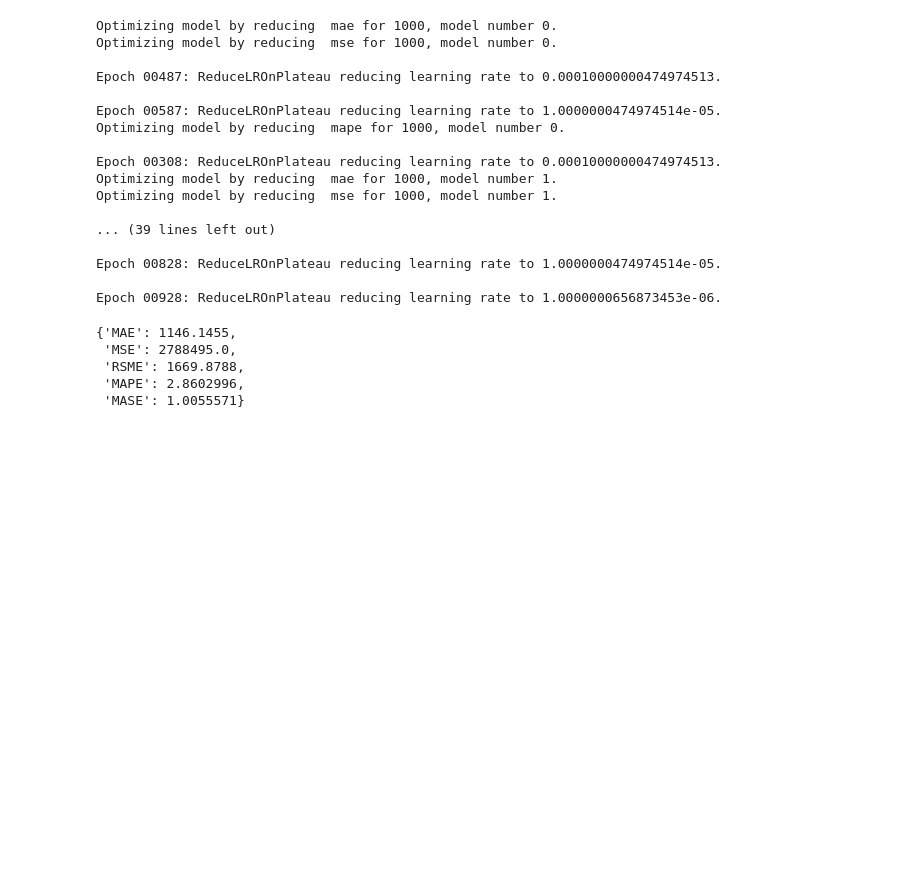
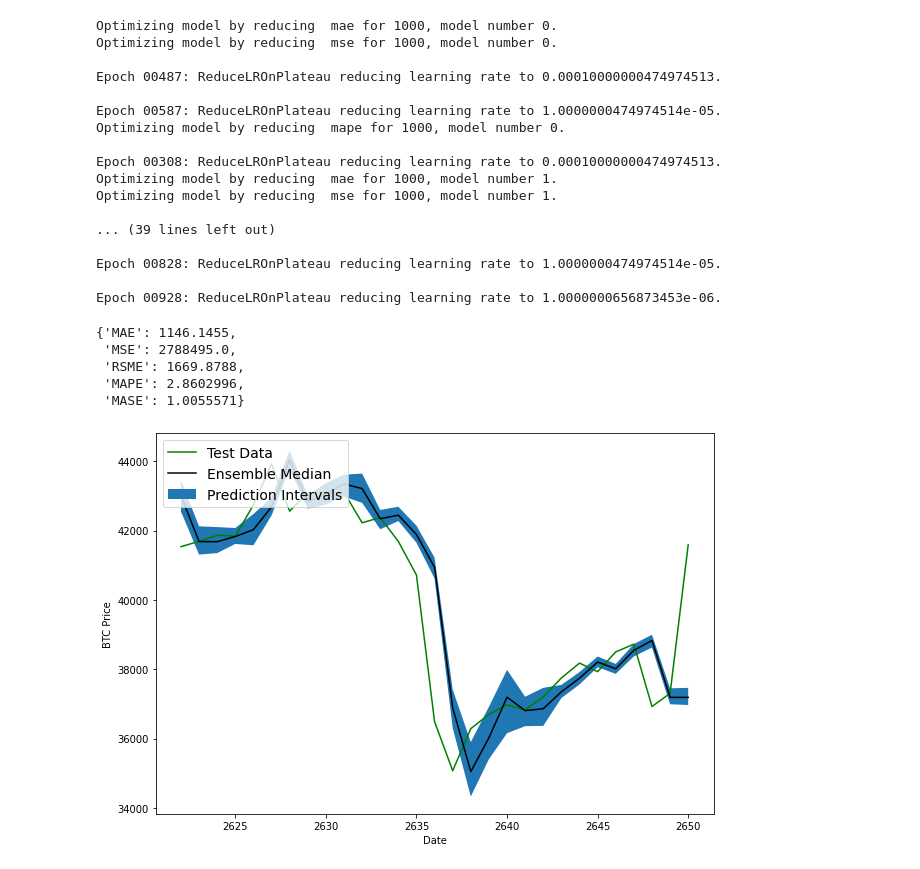
Before and after one commit to alexandreLamarre/tf-lstm, a Jupyter notebook: time_series/btc_predict.ipynb, the cells around one changed output. Cells and saved outputs as stored; diff of their text form; code cells hidden in the pictures; blank space fills up the shorter version.

Commit message:
plot intervals

```diff
--- a/time_series/btc_predict.ipynb
+++ b/time_series/btc_predict.ipynb
@@ -1025,3 +1025,36 @@ model_res
  'RSME': 1669.8788,
  'MAPE': 2.8602996,
  'MASE': 1.0055571}
+# %%
+## Point based predictions are almost always gonna be bad
+
+## Want something like prediction intervals / uncertainty estimates
+
+def get_upper_lower(preds):
+
+    std = tf.math.reduce_std(preds, axis=0)
+
+    interval= 1.96 * std
+
+    preds_mean = tf.reduce_mean(preds, axis=0)
+
+    lower, upper = preds_mean - interval, preds_mean + interval
+    return lower,upper
+# %%
+lower, upper = get_upper_lower(preds=preds)
+# %%
+ensemble_median = np.median(preds, axis=0)
+# %%
+offset = 500
+
+plt.figure(figsize=(10, 7))
+plt.plot(X_test.index[offset:], y_test[offset:], "g", label="Test Data")
+plt.plot(X_test.index[offset:], ensemble_median[offset:], "k-", label="Ensemble Median")
+plt.xlabel("Date")
+plt.ylabel("BTC Price")
+plt.fill_between(X_test.index[offset:],
+                 (lower)[offset:],
+                 (upper)[offset:], label="Prediction Intervals")
+plt.legend(loc="upper left", fontsize=14)
+# %% [output]
+[figure, added]
```
